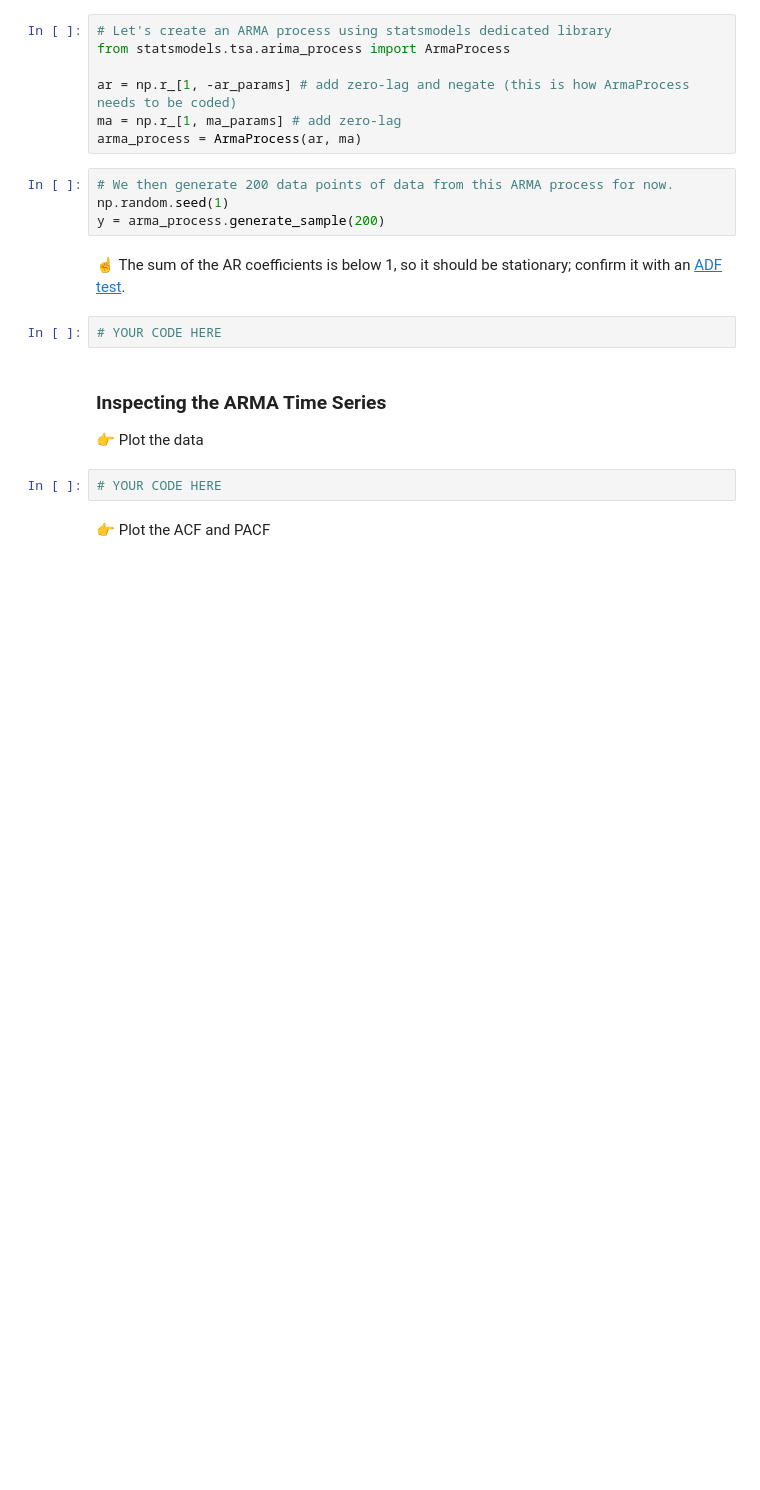
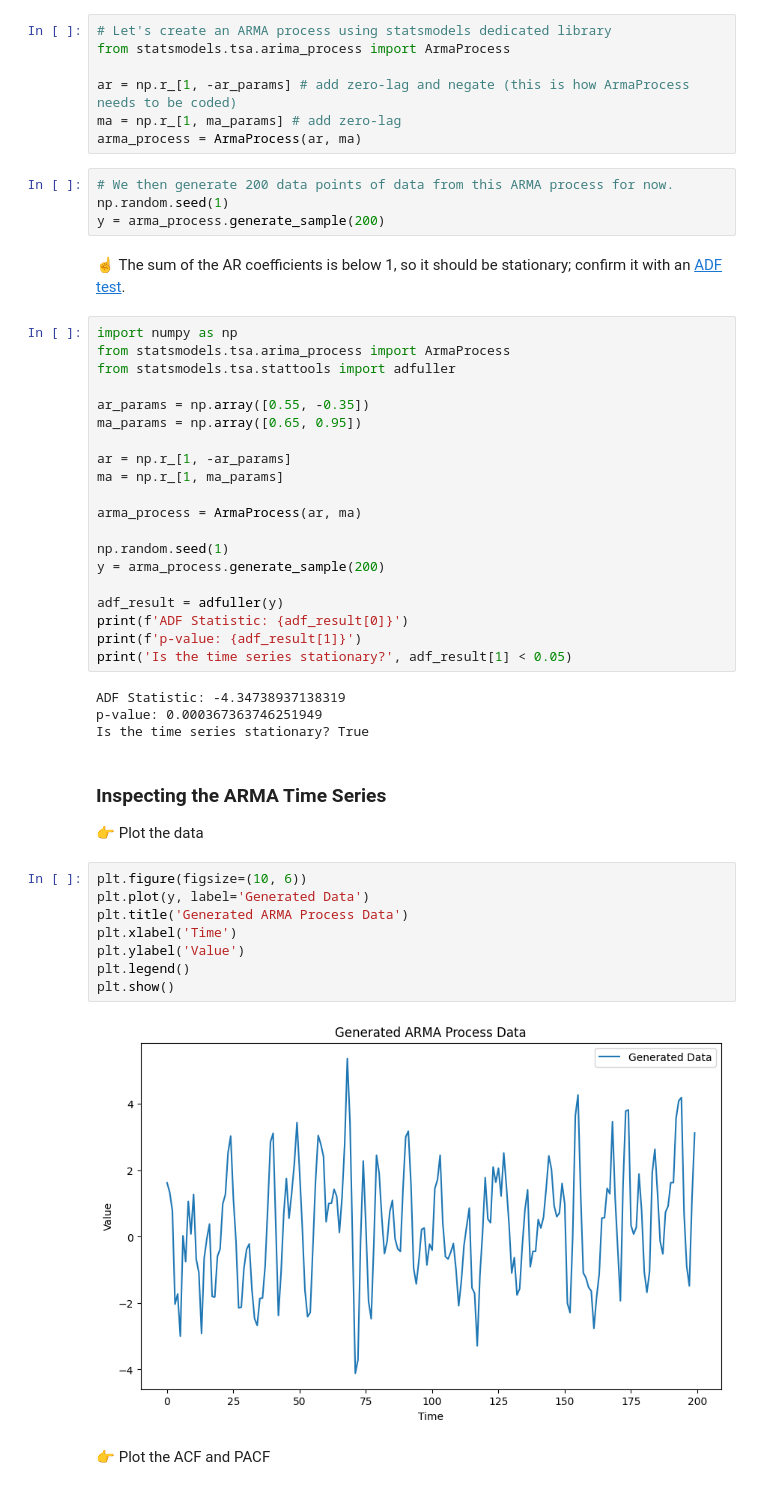
Before and after one commit to Flavien-Pictet/data-artificial-time-series, a Jupyter notebook: artificial_time_series.ipynb, the cells around one changed output. Cells and saved outputs as stored; diff of their text form; blank space fills up the shorter version.

```diff
--- a/artificial_time_series.ipynb
+++ b/artificial_time_series.ipynb
@@ -416,13 +431,43 @@ np.random.seed(1)
 y = arma_process.generate_sample(200)
 # %% [markdown]
 ☝️ The sum of the AR coefficients is below 1, so it should be stationary; confirm it with an [ADF test](https://www.statsmodels.org/dev/generated/statsmodels.tsa.stattools.adfuller.html).
-# %%
-# YOUR CODE HERE
+# %%
+import numpy as np
+from statsmodels.tsa.arima_process import ArmaProcess
+from statsmodels.tsa.stattools import adfuller
+
+ar_params = np.array([0.55, -0.35])
+ma_params = np.array([0.65, 0.95])
+
+ar = np.r_[1, -ar_params]
+ma = np.r_[1, ma_params]
+
+arma_process = ArmaProcess(ar, ma)
+
+np.random.seed(1)
+y = arma_process.generate_sample(200)
+
+adf_result = adfuller(y)
+print(f'ADF Statistic: {adf_result[0]}')
+print(f'p-value: {adf_result[1]}')
+print('Is the time series stationary?', adf_result[1] < 0.05)
+# %% [output]
+ADF Statistic: -4.34738937138319
+p-value: 0.000367363746251949
+Is the time series stationary? True
 # %% [markdown]
 ### Inspecting the ARMA Time Series
 
 👉 Plot the data
-# %%
-# YOUR CODE HERE
+# %%
+plt.figure(figsize=(10, 6))
+plt.plot(y, label='Generated Data')
+plt.title('Generated ARMA Process Data')
+plt.xlabel('Time')
+plt.ylabel('Value')
+plt.legend()
+plt.show()
+# %% [output]
+[figure, added]
 # %% [markdown]
 👉 Plot the ACF and PACF
```
Also changed, not shown: parts of 18 cells of this notebook.
